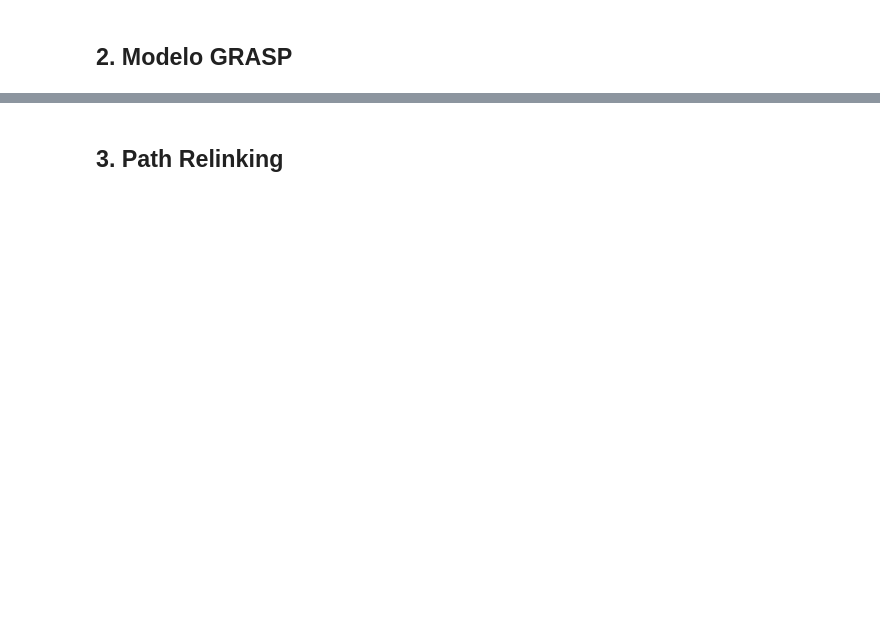
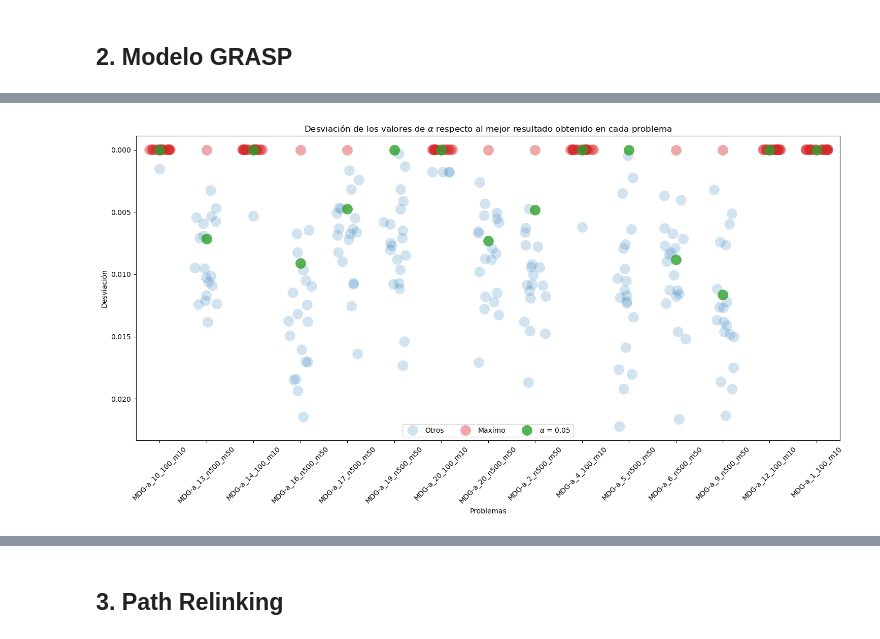
Before and after one commit to ensabai/Trabajo-Log-stica, a Jupyter notebook: notebook.ipynb, the cells around one changed output, grey strips where cells are left out. Cells and saved outputs as stored; diff of their text form; code cells hidden in the pictures; blank space fills up the shorter version.

```diff
--- a/notebook.ipynb
+++ b/notebook.ipynb
@@ -106,0 +100,21 @@ data
+# %%
+custom_palette = {
+    'Otros': '#1f77b4',
+    f"$\\alpha$ = {alpha_max_1}": '#2ca02c',
+    'Maximo': '#d62728'
+}
+
+fig, ax = plt.subplots(figsize=(15,8))
+sns.stripplot(data=data_1[data_1["Color"] == "Otros"], x="archivo", y="Dev", hue="Color", alpha=0.2, ax=ax, size=15, jitter=0.25, palette=custom_palette)
+sns.stripplot(data=data_1[data_1["Color"] == "Maximo"], x="archivo", y="Dev", hue="Color", alpha=0.4, ax=ax, size=15, jitter=0.25, palette=custom_palette)
+sns.stripplot(data=data_1[data_1["Color"] == f"$\\alpha$ = {alpha_max_1}"], x="archivo", y="Dev", hue="Color", alpha=0.8, ax=ax, size=15, jitter=0.25, palette=custom_palette)
+ax.tick_params(axis='x', rotation=45)
+ax.set_xlabel("Problemas")
+ax.set_ylabel("Desviación")
+ax.invert_yaxis()
+plt.title("Desviación de los valores de $\\alpha$ respecto al mejor resultado obtenido en cada problema")
+plt.legend(ncol=3, loc="lower center", bbox_to_anchor=(0.5, 0))
+plt.tight_layout()
+plt.show()
+# %% [output]
+[figure, added]
```
Also changed, not shown: parts of 18 cells of this notebook, 6 other files.
